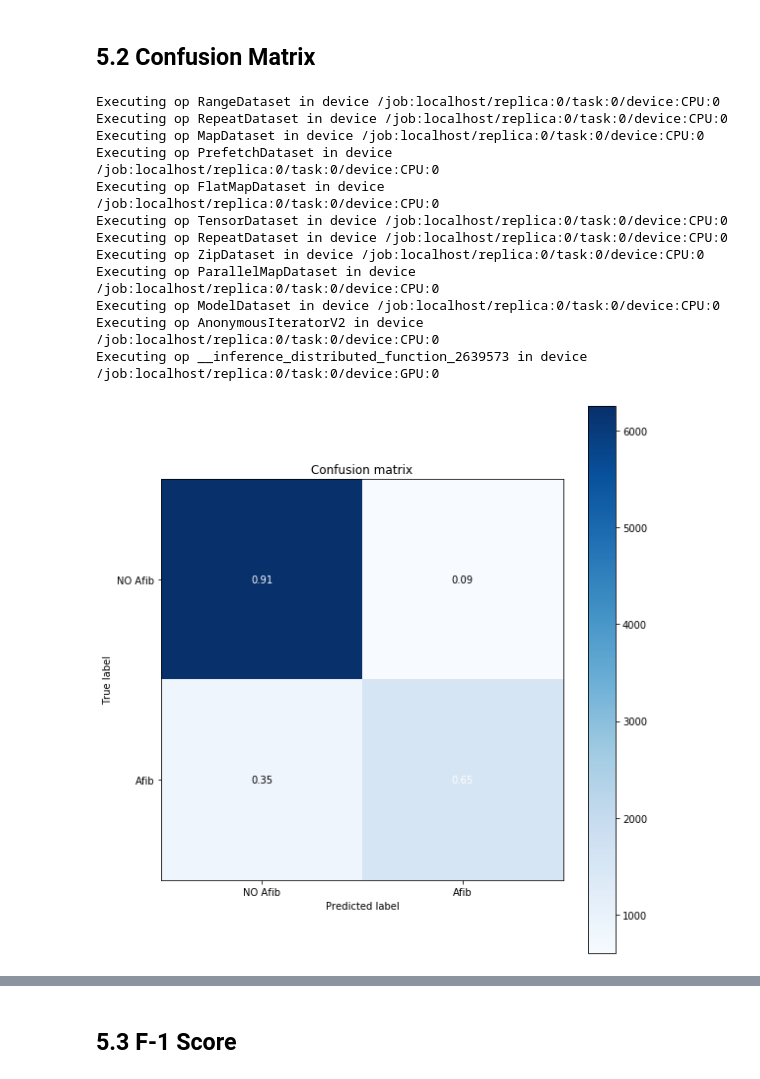
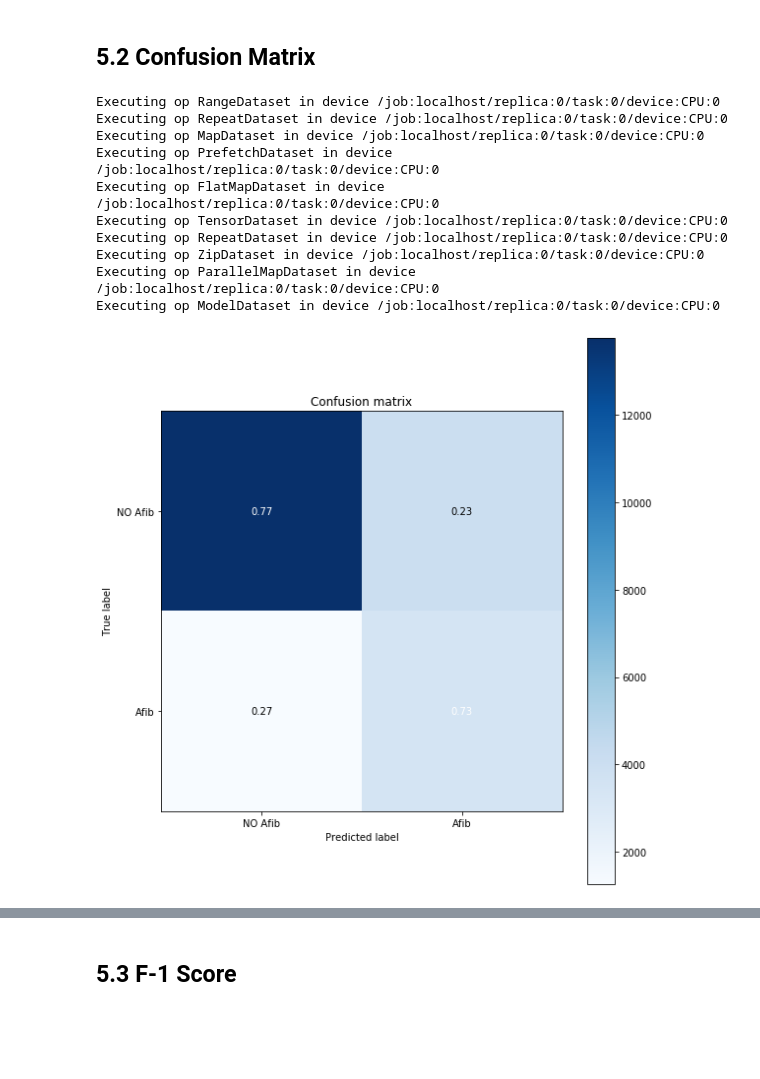
Before and after one commit to supertime1/Afib_PPG, a Jupyter notebook: Afib_PPG_ResNet.ipynb, the cells around one changed output, grey strips where cells are left out. Cells and saved outputs as stored; diff of their text form; code cells hidden in the pictures; blank space fills up the shorter version.

```diff
--- a/Afib_PPG_ResNet.ipynb
+++ b/Afib_PPG_ResNet.ipynb
@@ -67,6 +85,9 @@ raw_signals = concatenate_data('C:/Users/57lzhang.US04WW4008/Desktop/Afib/Afib_E
 # %%
 with open('C:/Users/57lzhang.US04WW4008/Desktop/Afib/Afib_ECG data/data', "wb") as fp:
   pickle.dump(raw_signals, fp)
+# %%
+with open('C:/Users/57lzhang.US04WW4008/Desktop/Afib/Afib_ECG data/data', "rb") as fp:
+  raw_signals = pickle.load(fp)
 # %%
 #create the right dim
 raw_signals = np.array(raw_signals)
@@ -557,7 +587,7 @@ Save model to disk
 # %%
 import os
 os.chdir(r"C:\Users\57lzhang.US04WW4008\Desktop\Afib\Afib_ECG data\models")
-model = tf.keras.models.load_model('resnet-p01-14-0.3322.hdf5')
+model = tf.keras.models.load_model('resnet-pall-C-02-0.3398.hdf5')
 # %% [output]
 Executing op StatelessRandomUniform in device /job:localhost/replica:0/task:0/device:GPU:0
 Executing op Sub in device /job:localhost/replica:0/task:0/device:GPU:0
@@ -579,26 +609,24 @@ Executing op VarHandleOp in device /job:localhost/replica:0/task:0/device:GPU:0
 # %% [markdown]
 ## 5.2 Confusion Matrix
 # %%
-threshold = 0.5
+threshold = 0.2
 test_pred_raw = model.predict(test_dataset)
 test_pred = np.where(test_pred_raw > threshold, 1, 0)
 # EXERCISE: Calculate the confusion matrix using sklearn.metrics
 cm = sklearn.metrics.confusion_matrix(test_labels, test_pred)
 figure_norm = plot_confusion_matrix(cm, class_names=class_names, normalize=True)
 figure_norm.show()
 figure = plot_confusion_matrix(cm, class_names=class_names, normalize=False)
 figure.show()
 # %% [output]
 Executing op RangeDataset in device /job:localhost/replica:0/task:0/device:CPU:0
 Executing op RepeatDataset in device /job:localhost/replica:0/task:0/device:CPU:0
 Executing op MapDataset in device /job:localhost/replica:0/task:0/device:CPU:0
 Executing op PrefetchDataset in device /job:localhost/replica:0/task:0/device:CPU:0
 Executing op FlatMapDataset in device /job:localhost/replica:0/task:0/device:CPU:0
 Executing op TensorDataset in device /job:localhost/replica:0/task:0/device:CPU:0
 Executing op RepeatDataset in device /job:localhost/replica:0/task:0/device:CPU:0
 Executing op ZipDataset in device /job:localhost/replica:0/task:0/device:CPU:0
 Executing op ParallelMapDataset in device /job:localhost/replica:0/task:0/device:CPU:0
 Executing op ModelDataset in device /job:localhost/replica:0/task:0/device:CPU:0
-Executing op AnonymousIteratorV2 in device /job:localhost/replica:0/task:0/device:CPU:0
-Executing op __inference_distributed_function_2639573 in device /job:localhost/replica:0/task:0/device:GPU:0
-[figure, old version]
+[figure, new version]
```
Also changed, not shown: parts of 7 cells of this notebook.
